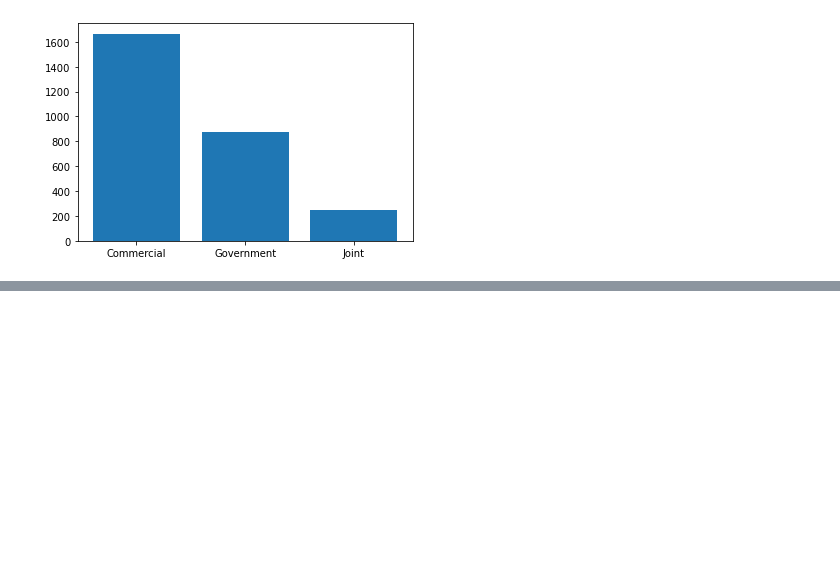
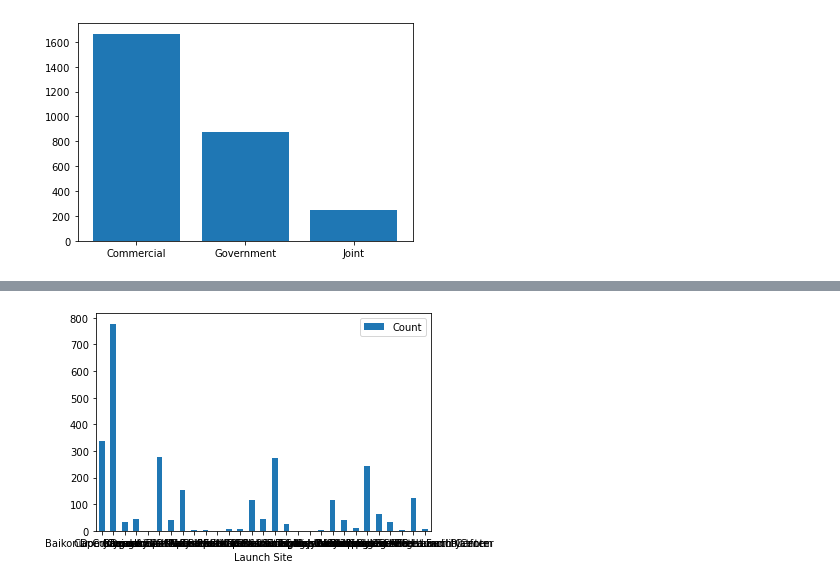
Before and after one commit to jdmerryman88/Worldwide_Satellite_Analysis, a Jupyter notebook: justin.ipynb, the cells around one changed output, grey strips where cells are left out. Saved outputs shown, nothing was run; the diff lists cells and outputs as text; code cells hidden in the pictures; blank space fills up the shorter version.

Commit message:
Added bar chart for launch sites

```diff
--- a/justin.ipynb
+++ b/justin.ipynb
@@ -208,0 +219,8 @@ plt.show()
+# %%
+launch_sites_df = pd.DataFrame()
+cleaned_launch_df = pd.DataFrame()
+launch_sites_df = cleaned_satellite_df.groupby('Launch Site').count()
+launch_sites_df = launch_sites_df.reset_index()
+cleaned_launch_df ['Launch Site'] = launch_sites_df['Launch Site']
+cleaned_launch_df ['Count'] = launch_sites_df['Current Official Name of Satellite']
+cleaned_launch_df
@@ -208,0 +245,4 @@ plt.show()
+# %%
+ ax = cleaned_launch_df.plot.bar(x='Launch Site', y='Count', rot=0)
+# %% [output]
+[figure, added]
```
Also changed, not shown: parts of 3 cells of this notebook.
